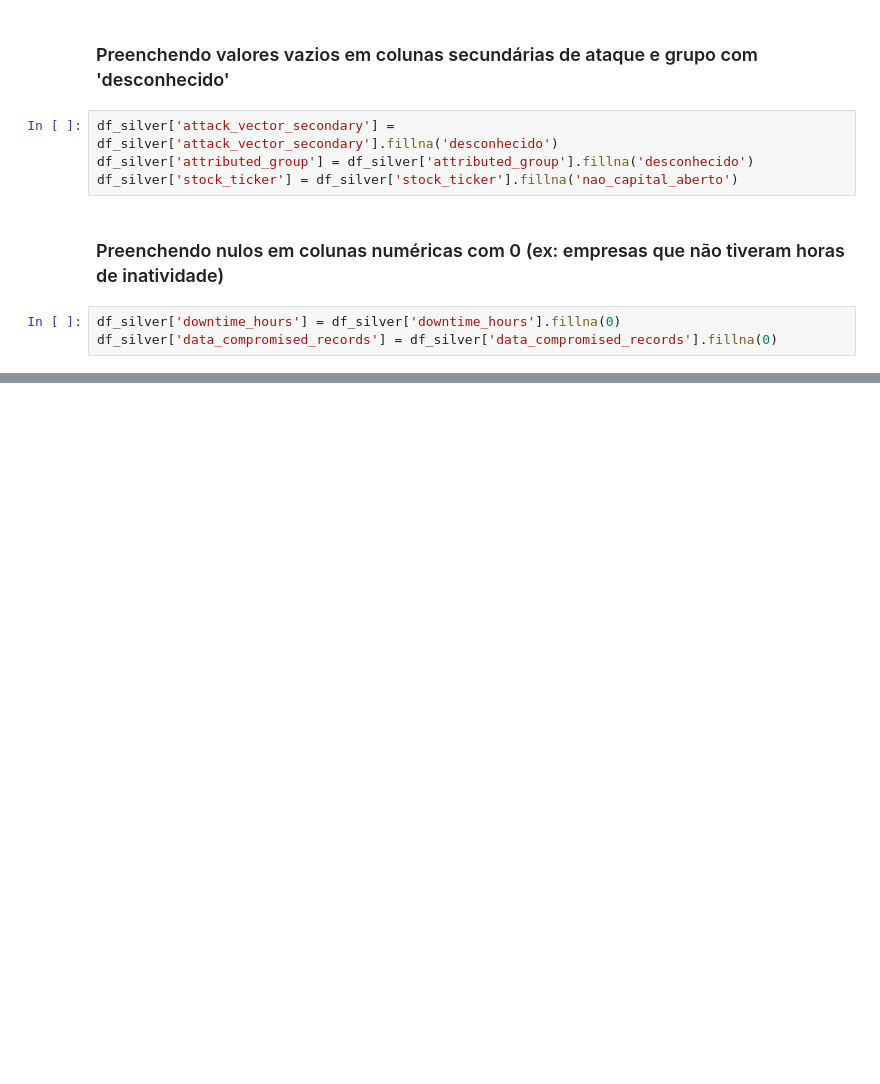
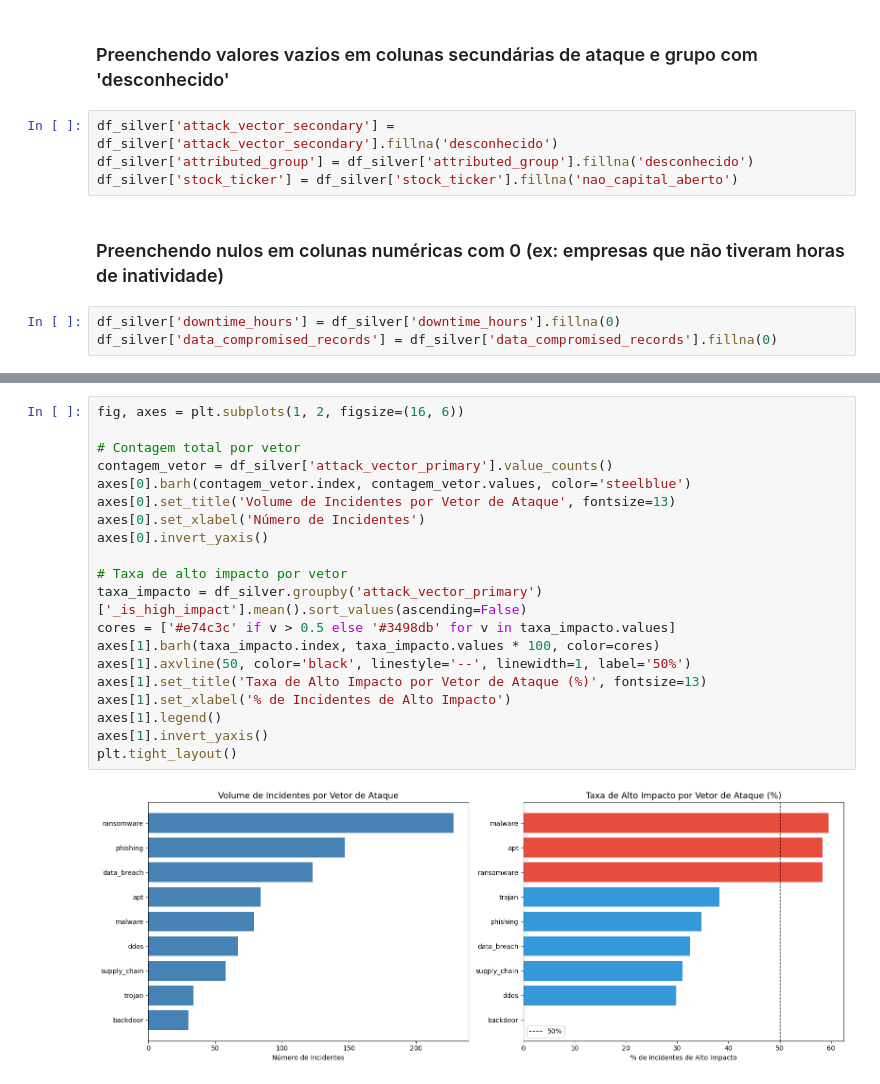
Before and after one commit to RodrigoMrqs/DataCience-BronzeAndSilver, a Jupyter notebook: notebook.ipynb, the cells around one changed output, grey strips where cells are left out. Saved outputs shown, nothing was run; the diff lists cells and outputs as text; blank space fills up the shorter version.

```diff
--- a/notebook.ipynb
+++ b/notebook.ipynb
@@ -252,0 +446,22 @@ df_silver['data_compromised_records'] = df_silver['data_compromised_records'].fi
+# %%
+fig, axes = plt.subplots(1, 2, figsize=(16, 6))
+
+# Contagem total por vetor
+contagem_vetor = df_silver['attack_vector_primary'].value_counts()
+axes[0].barh(contagem_vetor.index, contagem_vetor.values, color='steelblue')
+axes[0].set_title('Volume de Incidentes por Vetor de Ataque', fontsize=13)
+axes[0].set_xlabel('Número de Incidentes')
+axes[0].invert_yaxis()
+
+# Taxa de alto impacto por vetor
+taxa_impacto = df_silver.groupby('attack_vector_primary')['_is_high_impact'].mean().sort_values(ascending=False)
+cores = ['#e74c3c' if v > 0.5 else '#3498db' for v in taxa_impacto.values]
+axes[1].barh(taxa_impacto.index, taxa_impacto.values * 100, color=cores)
+axes[1].axvline(50, color='black', linestyle='--', linewidth=1, label='50%')
+axes[1].set_title('Taxa de Alto Impacto por Vetor de Ataque (%)', fontsize=13)
+axes[1].set_xlabel('% de Incidentes de Alto Impacto')
+axes[1].legend()
+axes[1].invert_yaxis()
+plt.tight_layout()
+# %% [output]
+[figure, added]
```
Also changed, not shown: parts of 35 cells of this notebook, 10 other files.
